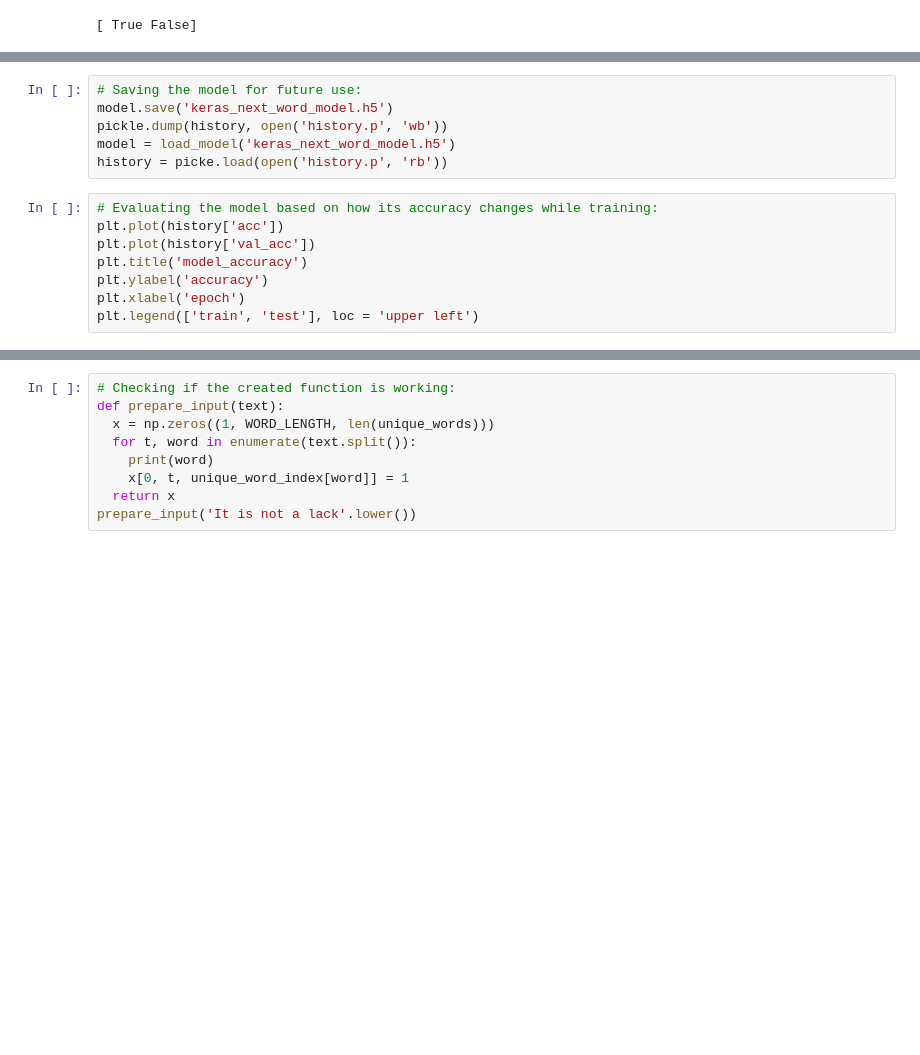
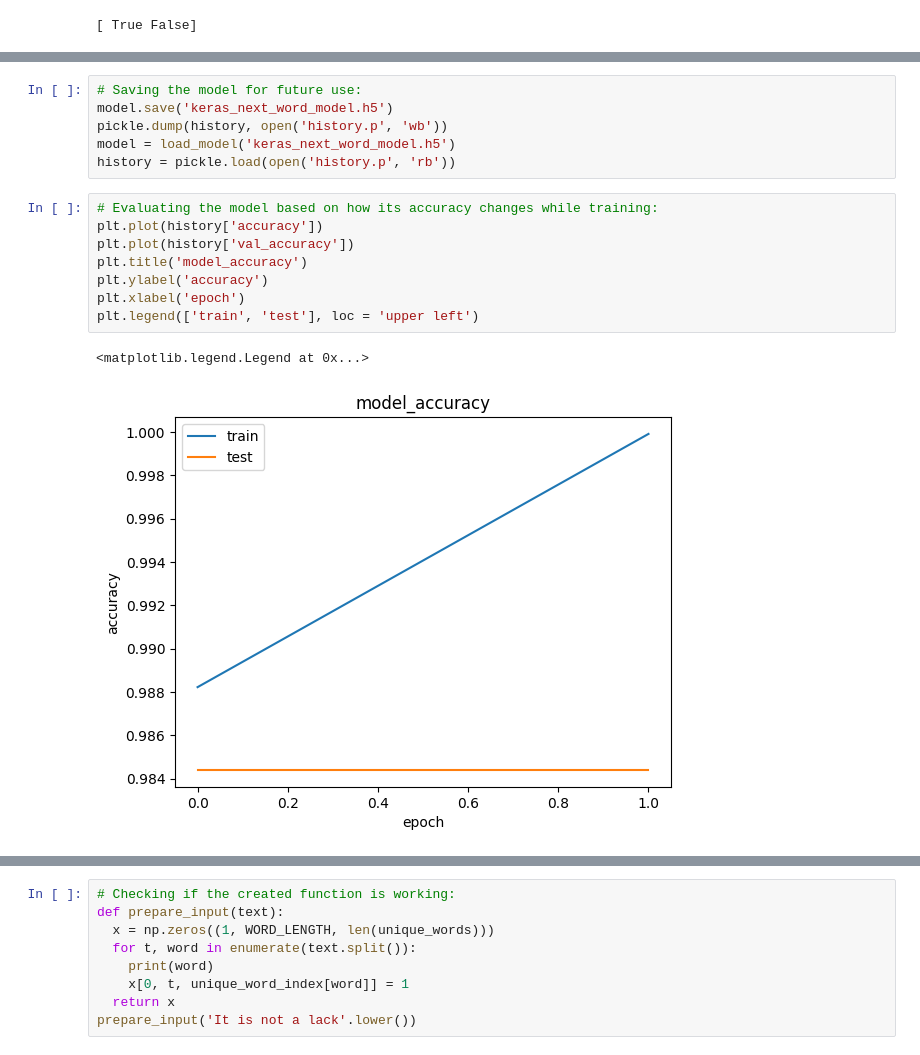
Before and after one commit to guilhermelaviola/NaturalLanguageProcessingBasics, a Jupyter notebook: NextWordPredictionModel.ipynb, the cells around one changed output, grey strips where cells are left out. Drawn from its saved outputs; the diff is of its cells as text; blank space fills up the shorter version.

```diff
--- a/NextWordPredictionModel.ipynb
+++ b/NextWordPredictionModel.ipynb
@@ -87,15 +86,18 @@ history = model.fit(X,
 model.save('keras_next_word_model.h5')
 pickle.dump(history, open('history.p', 'wb'))
 model = load_model('keras_next_word_model.h5')
-history = picke.load(open('history.p', 'rb'))
+history = pickle.load(open('history.p', 'rb'))
 # %%
 # Evaluating the model based on how its accuracy changes while training:
-plt.plot(history['acc'])
-plt.plot(history['val_acc'])
+plt.plot(history['accuracy'])
+plt.plot(history['val_accuracy'])
 plt.title('model_accuracy')
 plt.ylabel('accuracy')
 plt.xlabel('epoch')
 plt.legend(['train', 'test'], loc = 'upper left')
+# %% [output]
+<matplotlib.legend.Legend at 0x...>
+[figure, added]
 # %%
 # Evaluating the model based on how its loss changes while training:
 plt.plot(history['loss'])
```
Also changed, not shown: parts of 7 cells of this notebook.
